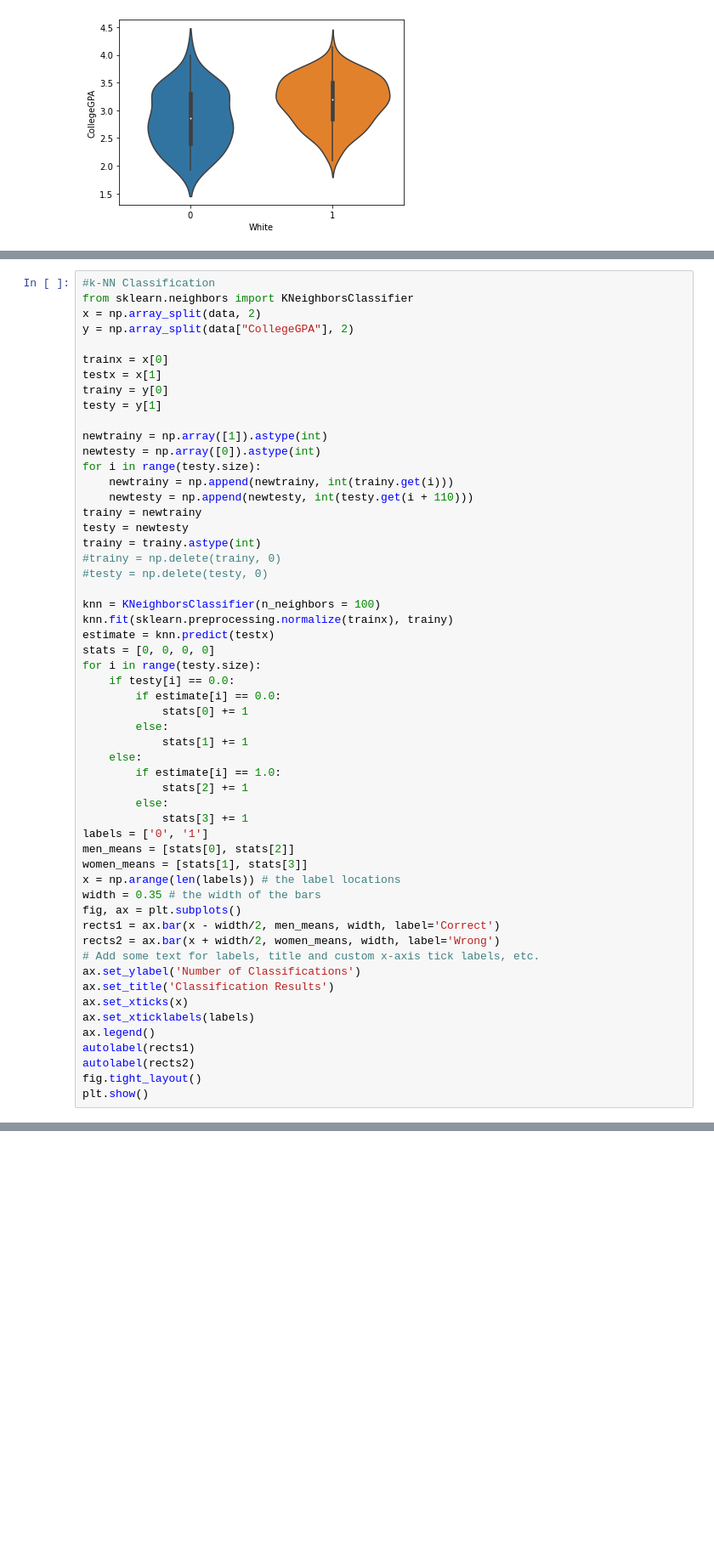
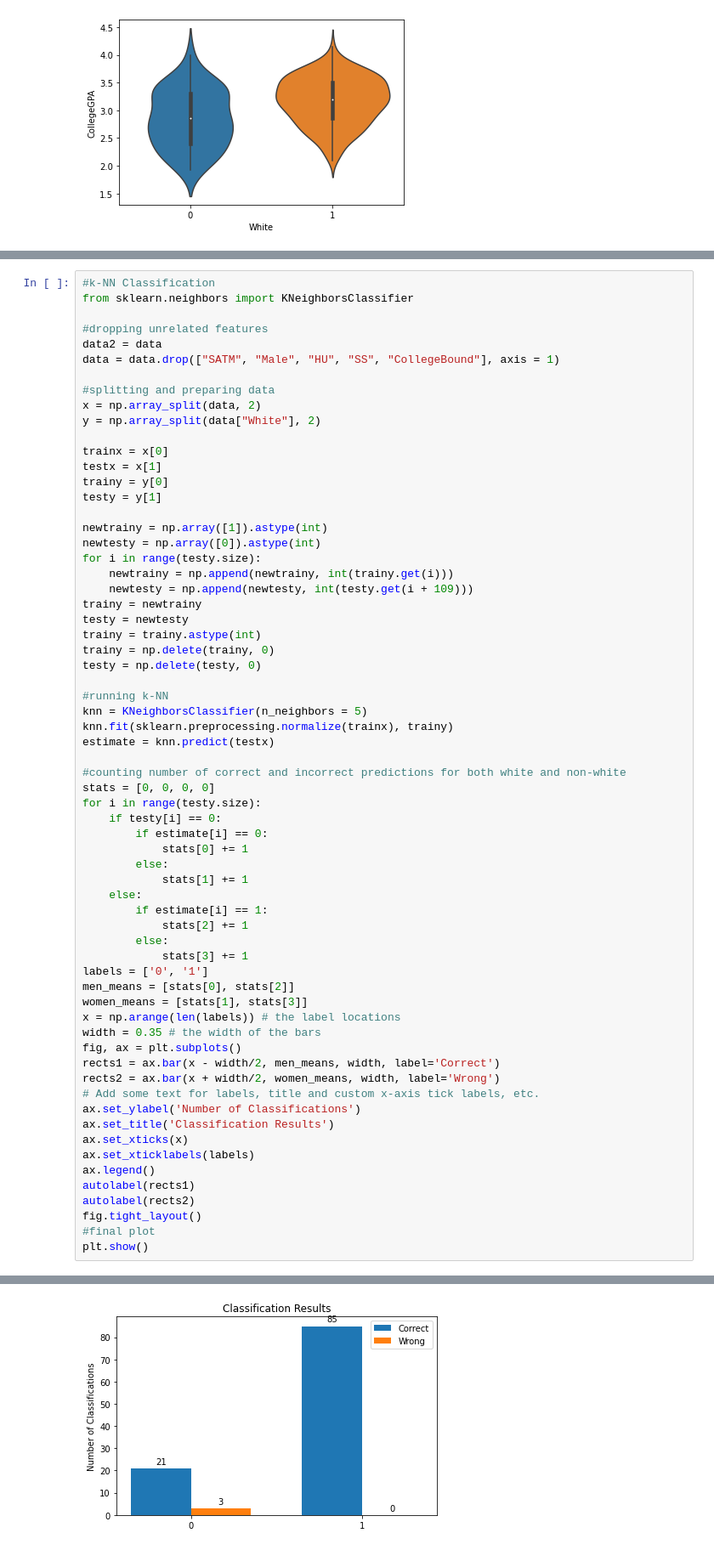
Before and after one commit to cwu-umd/320-Final-Project, a Jupyter notebook: Final Project .ipynb, the cells around one changed output, grey strips where cells are left out. Shown: that part at 85% size. Drawn from its saved outputs; the diff is of its cells as text; blank space fills up the shorter version.

```diff
--- a/Final Project .ipynb
+++ b/Final Project .ipynb
@@ -128,8 +189,14 @@ def autolabel(rects):
 # %%
 #k-NN Classification
 from sklearn.neighbors import KNeighborsClassifier
+
+#dropping unrelated features
+data2 = data
+data = data.drop(["SATM", "Male", "HU", "SS", "CollegeBound"], axis = 1)
+
+#splitting and preparing data
 x = np.array_split(data, 2)
-y = np.array_split(data["CollegeGPA"], 2)
+y = np.array_split(data["White"], 2)
 
 trainx = x[0]
 testx = x[1]
@@ -140,25 +207,28 @@ newtrainy = np.array([1]).astype(int)
 newtesty = np.array([0]).astype(int)
 for i in range(testy.size):
     newtrainy = np.append(newtrainy, int(trainy.get(i)))
-    newtesty = np.append(newtesty, int(testy.get(i + 110)))
+    newtesty = np.append(newtesty, int(testy.get(i + 109)))
 trainy = newtrainy
 testy = newtesty
 trainy = trainy.astype(int)
-#trainy = np.delete(trainy, 0)
-#testy = np.delete(testy, 0)
+trainy = np.delete(trainy, 0)
+testy = np.delete(testy, 0)
 
-knn = KNeighborsClassifier(n_neighbors = 100)
+#running k-NN
+knn = KNeighborsClassifier(n_neighbors = 5)
 knn.fit(sklearn.preprocessing.normalize(trainx), trainy)
 estimate = knn.predict(testx)
+
+#counting number of correct and incorrect predictions for both white and non-white
 stats = [0, 0, 0, 0]
 for i in range(testy.size):
-    if testy[i] == 0.0:
-        if estimate[i] == 0.0:
+    if testy[i] == 0:
+        if estimate[i] == 0:
             stats[0] += 1
         else:
             stats[1] += 1
     else:
-        if estimate[i] == 1.0:
+        if estimate[i] == 1:
             stats[2] += 1
         else:
             stats[3] += 1
@@ -179,5 +249,6 @@ ax.legend()
 autolabel(rects1)
 autolabel(rects2)
 fig.tight_layout()
+#final plot
 plt.show()
 # %% [output]
@@ -184,0 +255 @@ IndexError: index 109 is out of bounds for axis 0 with size 109
+[figure, added]
```
Also changed, not shown: parts of 37 cells of this notebook, 1 other file.
